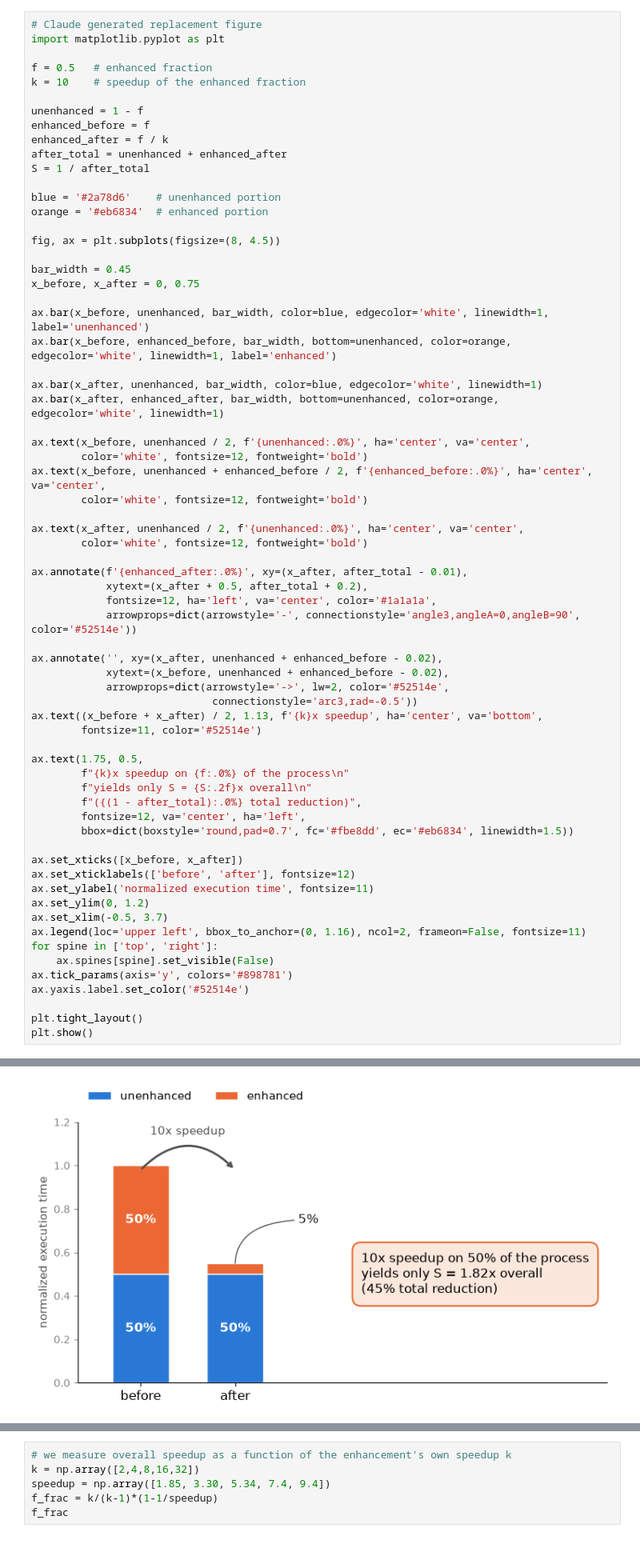
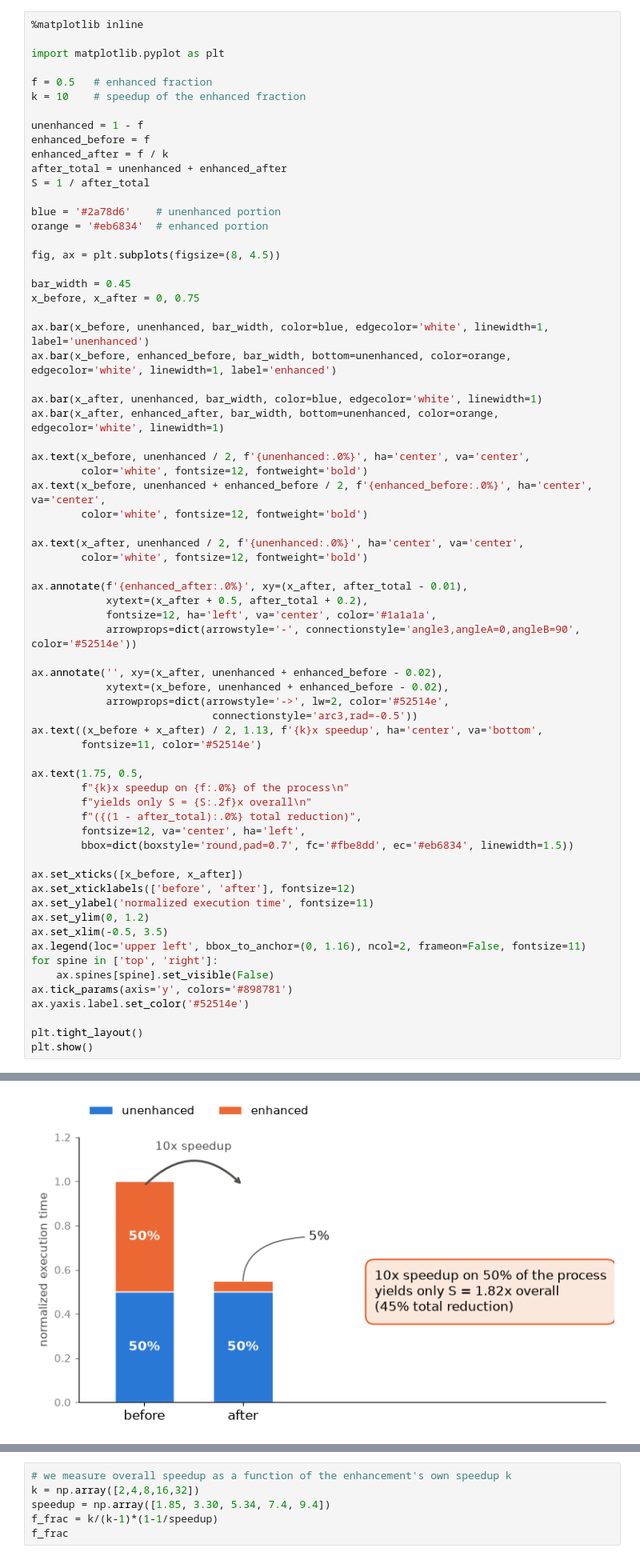
Before and after one commit to abeliwi1/Beliwine-pppe26-public, a Jupyter notebook: course_materials/02.speedup.ipynb, the cells around one changed output, grey strips where cells are left out. Shown at 80% size. Drawn from its saved outputs; the diff is of its cells as text.

```diff
--- a/course_materials/02.speedup.ipynb
+++ b/course_materials/02.speedup.ipynb
@@ -49,7 +49,8 @@ Parallelism is one special case of this law, where $k$ is the number of parallel
 
 A block diagram makes the asymmetry concrete: split execution time into an enhanced piece and an unenhanced piece, then watch what happens to each piece when the enhanced one gets much faster.
 # %%
-# Claude generated replacement figure
+%matplotlib inline
+
 import matplotlib.pyplot as plt
 
 f = 0.5   # enhanced fraction
@@ -106,7 +107,7 @@ ax.set_xticks([x_before, x_after])
 ax.set_xticklabels(['before', 'after'], fontsize=12)
 ax.set_ylabel('normalized execution time', fontsize=11)
 ax.set_ylim(0, 1.2)
-ax.set_xlim(-0.5, 3.7)
+ax.set_xlim(-0.5, 3.5)
 ax.legend(loc='upper left', bbox_to_anchor=(0, 1.16), ncol=2, frameon=False, fontsize=11)
 for spine in ['top', 'right']:
     ax.spines[spine].set_visible(False)
@@ -120,2 +120,2 @@ Matplotlib is building the font cache; this may take a moment.
-[figure, old version]
+[figure, new version]
 # %% [markdown]
```
Also changed, not shown: parts of 10 cells of this notebook, 32 other files.
